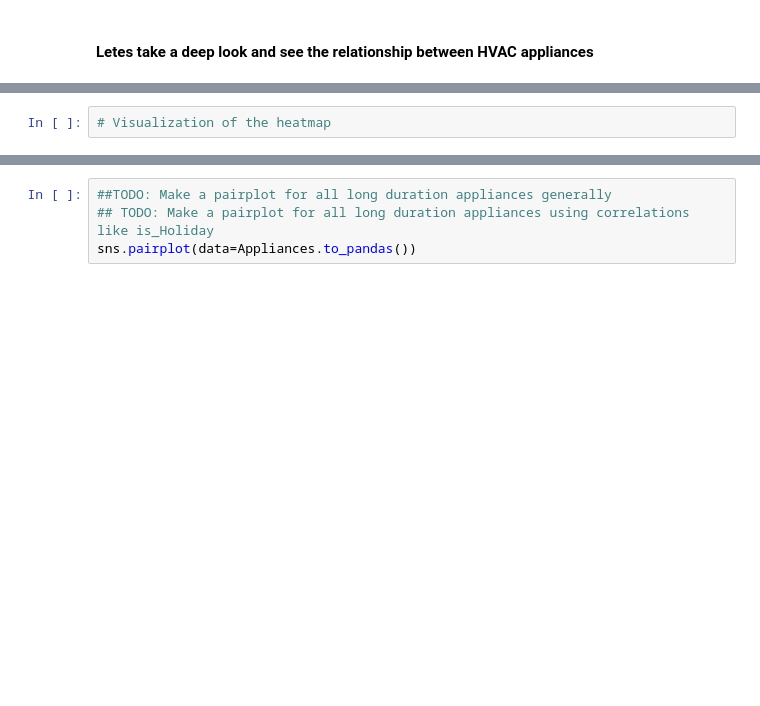
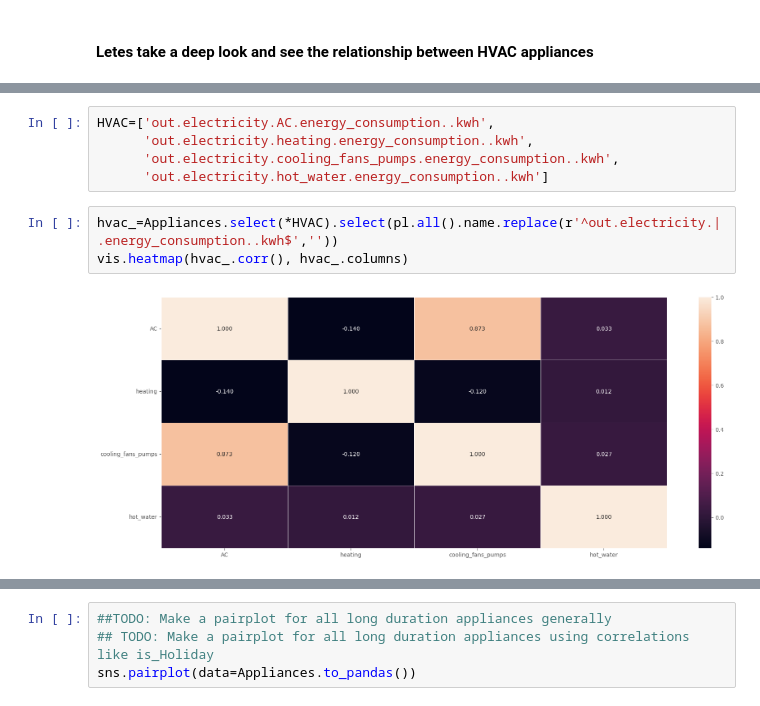
Before and after one commit to 1nuc/load-profile-decomposition, a Jupyter notebook: src/Customer_analysis/run.ipynb, the cells around one changed output, grey strips where cells are left out. Cells and saved outputs as stored; diff of their text form; blank space fills up the shorter version.

```diff
--- a/src/Customer_analysis/run.ipynb
+++ b/src/Customer_analysis/run.ipynb
@@ -438,2 +423,10 @@ ToggleButtons(description='Speed:', options=('Slow', 'Regular', 'Fast'), tooltip
-# %%
-# Visualization of the heatmap
+# %%
+HVAC=['out.electricity.AC.energy_consumption..kwh',
+      'out.electricity.heating.energy_consumption..kwh',
+      'out.electricity.cooling_fans_pumps.energy_consumption..kwh',
+      'out.electricity.hot_water.energy_consumption..kwh']
+# %%
+hvac_=Appliances.select(*HVAC).select(pl.all().name.replace(r'^out.electricity.|.energy_consumption..kwh$',''))
+vis.heatmap(hvac_.corr(), hvac_.columns)
+# %% [output]
+[figure, added]
```
Also changed, not shown: parts of 10 cells of this notebook.
